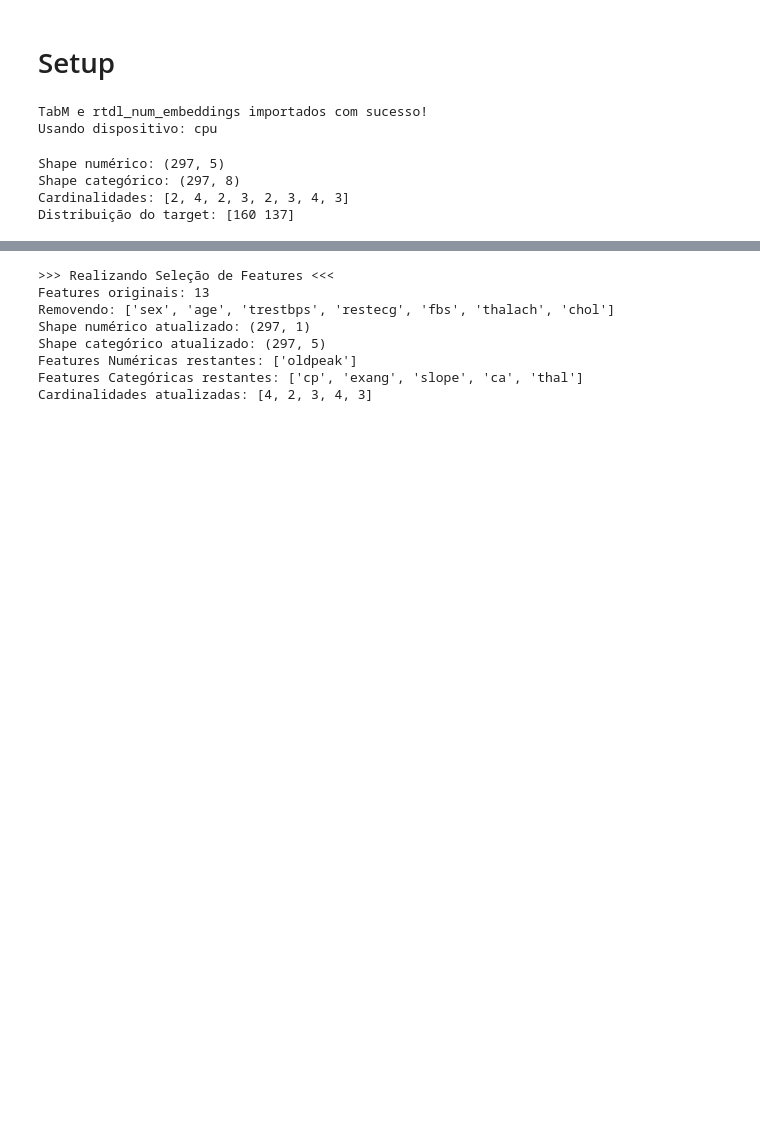
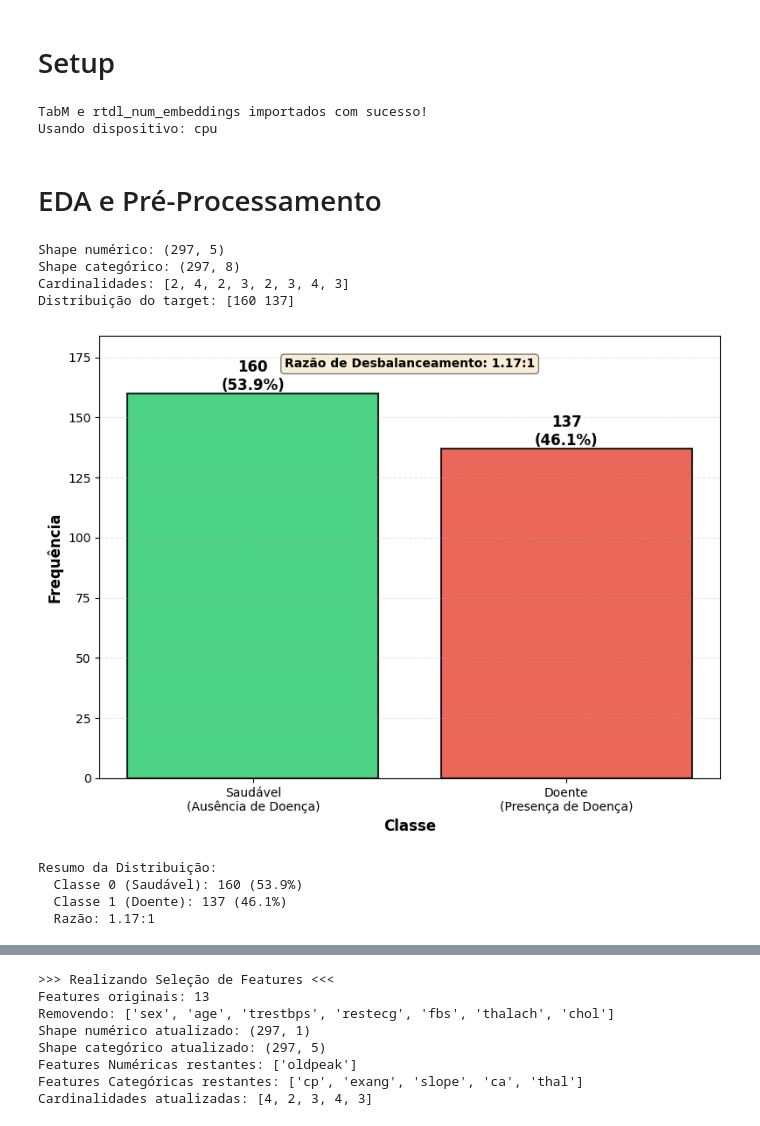
Before and after one commit to MatheusVinicius77/mvp-heart-disease-function, a Jupyter notebook: TabM/tabm.ipynb, the cells around one changed output, grey strips where cells are left out. Cells and saved outputs as stored; diff of their text form; code cells hidden in the pictures; blank space fills up the shorter version.

```diff
--- a/TabM/tabm.ipynb
+++ b/TabM/tabm.ipynb
@@ -46,6 +51,8 @@ columns = ['age', 'sex', 'cp', 'trestbps', 'chol', 'fbs', 'restecg',
 # %% [output]
 TabM e rtdl_num_embeddings importados com sucesso!
 Usando dispositivo: cpu
+# %% [markdown]
+# EDA e Pré-Processamento
 # %%
 # ================================================================================
 # CÉLULA 3: CARREGAMENTO E PRÉ-PROCESSAMENTO DE DADOS
@@ -68,30 +75,79 @@ def load_and_process_data(url, columns):
     cat_features = ['sex', 'cp', 'fbs', 'restecg', 'exang', 'slope', 'ca', 'thal']
 
     # Padronizar features numéricas
     scaler = StandardScaler()
     df[num_features] = scaler.fit_transform(df[num_features])
 
     # Codificar categóricas para índices (0 a C-1) para uso com TabM
     cat_cardinalities = []
     for col in cat_features:
         le = LabelEncoder()
         df[col] = le.fit_transform(df[col].astype(str))
         cat_cardinalities.append(len(le.classes_))
 
     X_num = df[num_features].values.astype(np.float32)
     X_cat = df[cat_features].values.astype(np.int64)
     y = df['target'].values.astype(np.float32).reshape(-1, 1)
 
     return X_num, X_cat, y, num_features, cat_features, cat_cardinalities
 
 X_num, X_cat, y, feature_names_num, feature_names_cat, cat_cardinalities = load_and_process_data(url, columns)
 
 print(f"Shape numérico: {X_num.shape}")
 print(f"Shape categórico: {X_cat.shape}")
 print(f"Cardinalidades: {cat_cardinalities}")
 print(f"Distribuição do target: {np.bincount(y.flatten().astype(int))}")
+
+# ================================================================================
+# PLOT: DISTRIBUIÇÃO DO TARGET
+# ================================================================================
+
+# Calcular frequências
+target_counts = np.bincount(y.flatten().astype(int))
+labels = ['Saudável\n(Ausência de Doença)', 'Doente\n(Presença de Doença)']
+percentages = (target_counts / target_counts.sum()) * 100
+
+# Criar figura
+fig, ax = plt.subplots(figsize=(8, 6))
+
+# Gráfico de barras
+bars = ax.bar(labels, target_counts, color=['#2ecc71', '#e74c3c'],
+              edgecolor='black', linewidth=1.5, alpha=0.85)
+
+# Adicionar valores e percentuais nas barras
+for bar, count, pct in zip(bars, target_counts, percentages):
+    height = bar.get_height()
+    ax.text(bar.get_x() + bar.get_width()/2., height,
+            f'{count}\n({pct:.1f}%)',
+            ha='center', va='bottom', fontsize=12, fontweight='bold')
+
+# Configurações do gráfico
+ax.set_ylabel('Frequência', fontsize=12, fontweight='bold')
+ax.set_xlabel('Classe', fontsize=12, fontweight='bold')
+ax.grid(axis='y', alpha=0.3, linestyle='--')
+ax.set_ylim([0, max(target_counts) * 1.15])
+
+# Adicionar informação adicional
+ratio = target_counts[0] / target_counts[1]
+ax.text(0.5, 0.95, f'Razão de Desbalanceamento: {ratio:.2f}:1',
+        transform=ax.transAxes, ha='center', va='top',
+        bbox=dict(boxstyle='round', facecolor='wheat', alpha=0.5),
+        fontsize=10, fontweight='bold')
+
+plt.tight_layout()
+plt.show()
+
+print(f"\nResumo da Distribuição:")
+print(f"  Classe 0 (Saudável): {target_counts[0]} ({percentages[0]:.1f}%)")
+print(f"  Classe 1 (Doente): {target_counts[1]} ({percentages[1]:.1f}%)")
+print(f"  Razão: {ratio:.2f}:1")
 # %% [output]
 Shape numérico: (297, 5)
 Shape categórico: (297, 8)
 Cardinalidades: [2, 4, 2, 3, 2, 3, 4, 3]
 Distribuição do target: [160 137]
+[figure, added]
+Resumo da Distribuição:
+  Classe 0 (Saudável): 160 (53.9%)
+  Classe 1 (Doente): 137 (46.1%)
+  Razão: 1.17:1
```
Also changed, not shown: parts of 13 cells of this notebook, 5 other files.
